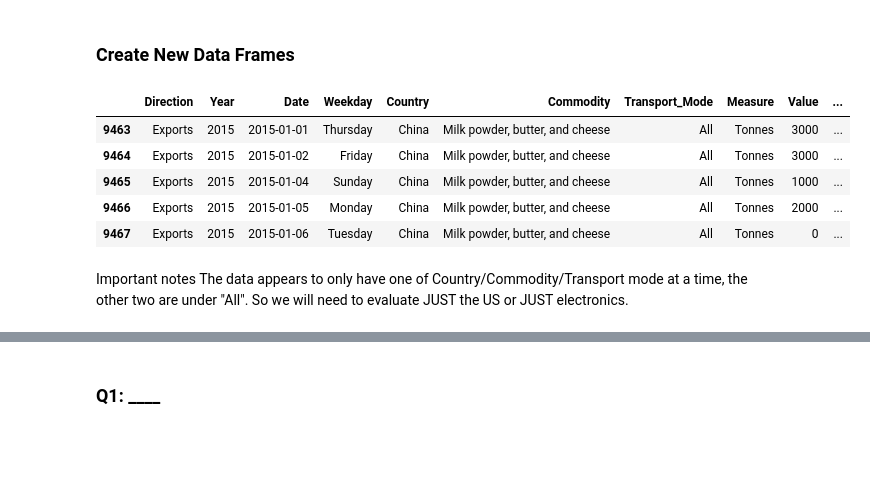
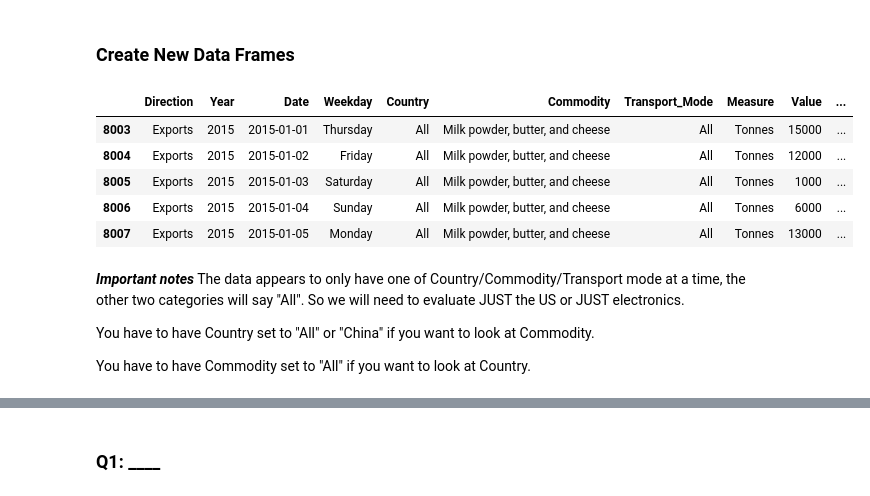
Before and after one commit to patrickjhaggerty/DATA_6505_Final, a Jupyter notebook: Data_6505_Final_Project_Workbook.ipynb, the cells around one changed output, grey strips where cells are left out. Saved outputs shown, nothing was run; the diff lists cells and outputs as text; code cells hidden in the pictures; blank space fills up the shorter version.

```diff
--- a/Data_6505_Final_Project_Workbook.ipynb
+++ b/Data_6505_Final_Project_Workbook.ipynb
@@ -241,20 +241,27 @@ trade_data.describe().round(2)
 ### Create New Data Frames
 # %%
 # Filters out tonnes from dollars
-td_doll = trade_data.loc[(trade_data['Measure'] == '$') & (trade_data['Country'] != 'All') &
-                                                           (trade_data['Commodity'] != 'All') &
-                                                            (trade_data['Transport_Mode'] != 'All')]
+td_doll = trade_data.loc[(trade_data['Measure'] == '$')]
+                                                            #& (trade_data['Date'] <= '2021-06-01')]
+                                                            #& (trade_data['Country'] != 'All') &
+                                                            #(trade_data['Commodity'] != 'All') &
+                                                            #(trade_data['Transport_Mode'] != 'All')]
 
-td_Ton = trade_data.loc[(trade_data['Measure'] == 'Tonnes') & (trade_data['Country'] != 'All') &
-                                                               (trade_data['Commodity'] != 'All')] # Transport mode only has all
+td_Ton = trade_data.loc[(trade_data['Measure'] == 'Tonnes')]
+                                                            #& (trade_data['Country'] != 'All') &
+                                                            #(trade_data['Commodity'] != 'All')] # Transport mode only has all
 td_Ton.head(5)
 # %% [output]
 |  | Direction | Year | Date | Weekday | Country | Commodity | Transport_Mode | Measure | Value | ... |
-| 9463 | Exports | 2015 | 2015-01-01 | Thursday | China | Milk powder, butter, and cheese | All | Tonnes | 3000 | ... |
-| 9464 | Exports | 2015 | 2015-01-02 | Friday | China | Milk powder, butter, and cheese | All | Tonnes | 3000 | ... |
-| 9465 | Exports | 2015 | 2015-01-04 | Sunday | China | Milk powder, butter, and cheese | All | Tonnes | 1000 | ... |
-| 9466 | Exports | 2015 | 2015-01-05 | Monday | China | Milk powder, butter, and cheese | All | Tonnes | 2000 | ... |
-| 9467 | Exports | 2015 | 2015-01-06 | Tuesday | China | Milk powder, butter, and cheese | All | Tonnes | 0 | ... |
+| 8003 | Exports | 2015 | 2015-01-01 | Thursday | All | Milk powder, butter, and cheese | All | Tonnes | 15000 | ... |
+| 8004 | Exports | 2015 | 2015-01-02 | Friday | All | Milk powder, butter, and cheese | All | Tonnes | 12000 | ... |
+| 8005 | Exports | 2015 | 2015-01-03 | Saturday | All | Milk powder, butter, and cheese | All | Tonnes | 1000 | ... |
+| 8006 | Exports | 2015 | 2015-01-04 | Sunday | All | Milk powder, butter, and cheese | All | Tonnes | 6000 | ... |
+| 8007 | Exports | 2015 | 2015-01-05 | Monday | All | Milk powder, butter, and cheese | All | Tonnes | 13000 | ... |
 # %% [markdown]
-Important notes
-The data appears to only have one of Country/Commodity/Transport mode at a time, the other two are under "All". So we will need to evaluate JUST the US or JUST electronics.
+***Important notes***
+The data appears to only have one of Country/Commodity/Transport mode at a time, the other two categories will say "All". So we will need to evaluate JUST the US or JUST electronics.
+
+You have to have Country set to "All" or "China" if you want to look at Commodity.
+
+You have to have Commodity set to "All" if you want to look at Country.
```
Also changed, not shown: parts of 4 cells of this notebook.
